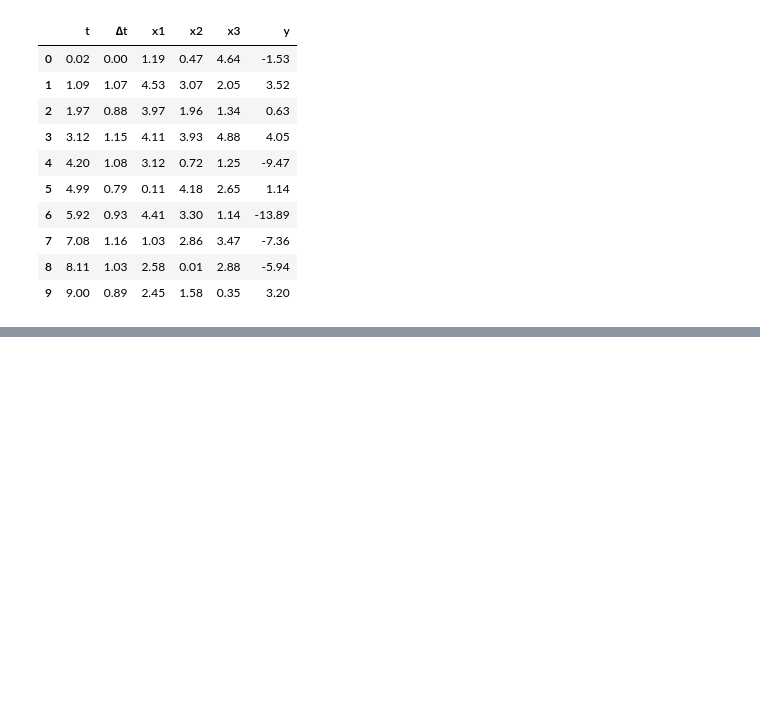
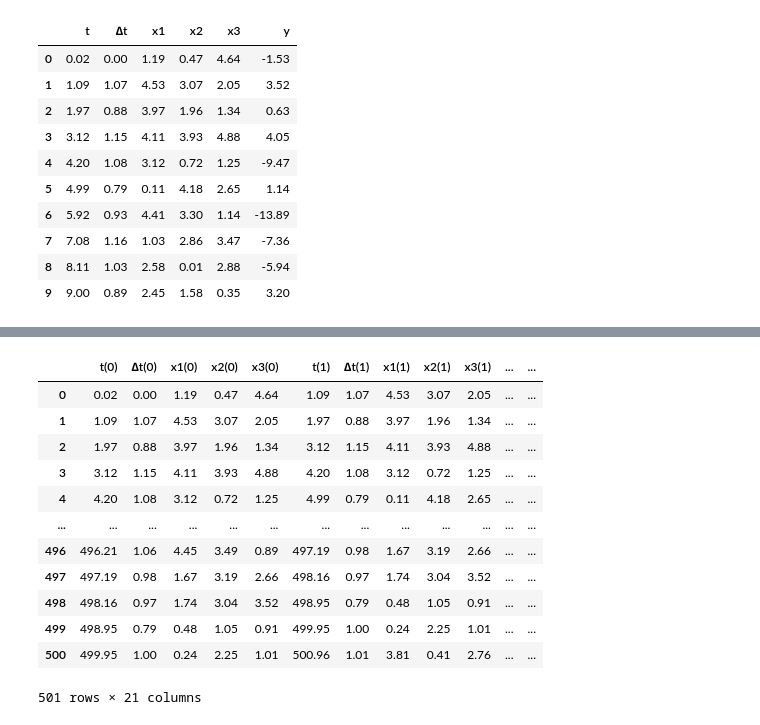
Before and after one commit to zlukich/no_palm, a Jupyter notebook: time_series_predicting_tutorial.ipynb, the cells around one changed output, grey strips where cells are left out. Drawn from its saved outputs; the diff is of its cells as text; code cells hidden in the pictures; blank space fills up the shorter version.

```diff
--- a/time_series_predicting_tutorial.ipynb
+++ b/time_series_predicting_tutorial.ipynb
@@ -60,0 +127,16 @@ dataset.head(10)
+# %%
+trainset.loc[0:500,:]
+# %% [output]
+|  | t(0) | ∆t(0) | x1(0) | x2(0) | x3(0) | t(1) | ∆t(1) | x1(1) | x2(1) | x3(1) | ... | ... |
+| 0 | 0.02 | 0.00 | 1.19 | 0.47 | 4.64 | 1.09 | 1.07 | 4.53 | 3.07 | 2.05 | ... | ... |
+| 1 | 1.09 | 1.07 | 4.53 | 3.07 | 2.05 | 1.97 | 0.88 | 3.97 | 1.96 | 1.34 | ... | ... |
+| 2 | 1.97 | 0.88 | 3.97 | 1.96 | 1.34 | 3.12 | 1.15 | 4.11 | 3.93 | 4.88 | ... | ... |
+| 3 | 3.12 | 1.15 | 4.11 | 3.93 | 4.88 | 4.20 | 1.08 | 3.12 | 0.72 | 1.25 | ... | ... |
+| 4 | 4.20 | 1.08 | 3.12 | 0.72 | 1.25 | 4.99 | 0.79 | 0.11 | 4.18 | 2.65 | ... | ... |
+| ... | ... | ... | ... | ... | ... | ... | ... | ... | ... | ... | ... | ... |
+| 496 | 496.21 | 1.06 | 4.45 | 3.49 | 0.89 | 497.19 | 0.98 | 1.67 | 3.19 | 2.66 | ... | ... |
+| 497 | 497.19 | 0.98 | 1.67 | 3.19 | 2.66 | 498.16 | 0.97 | 1.74 | 3.04 | 3.52 | ... | ... |
+| 498 | 498.16 | 0.97 | 1.74 | 3.04 | 3.52 | 498.95 | 0.79 | 0.48 | 1.05 | 0.91 | ... | ... |
+| 499 | 498.95 | 0.79 | 0.48 | 1.05 | 0.91 | 499.95 | 1.00 | 0.24 | 2.25 | 1.01 | ... | ... |
+| 500 | 499.95 | 1.00 | 0.24 | 2.25 | 1.01 | 500.96 | 1.01 | 3.81 | 0.41 | 2.76 | ... | ... |
+501 rows × 21 columns
```
Also changed, not shown: parts of 15 cells of this notebook.
